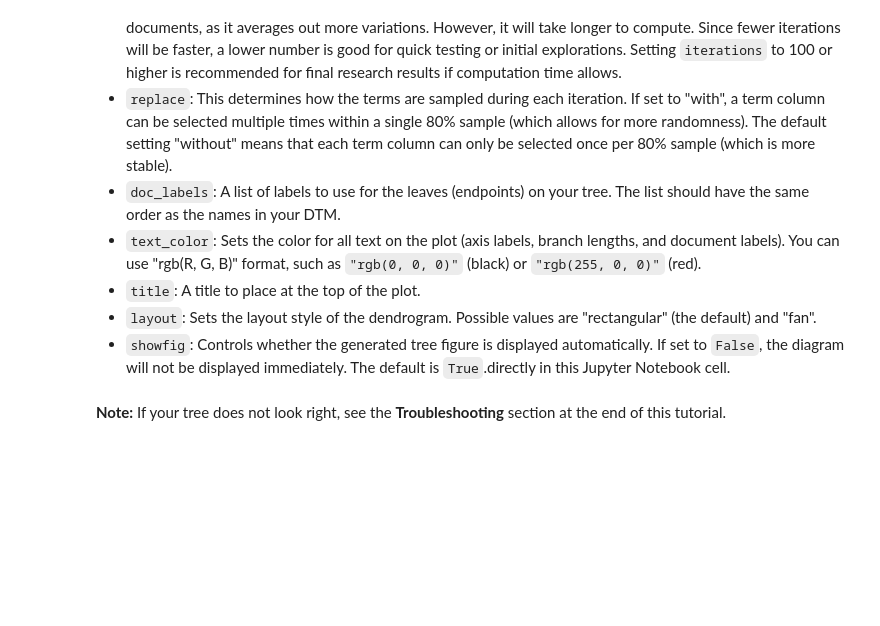
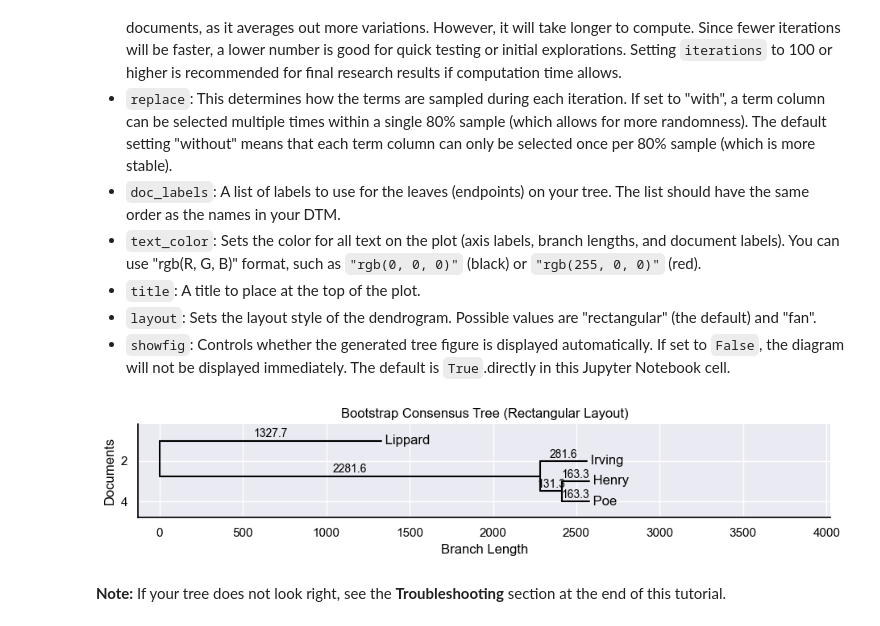
Before and after one commit to mangabe16/lexos, a Jupyter notebook: doc_src/docs/tutorials/cluster/bct_tutorial.ipynb, the cells around one changed output. Saved outputs shown, nothing was run; the diff lists cells and outputs as text; code cells hidden in the pictures; blank space fills up the shorter version.

Commit message:
Update API for bootstrap_consensus

```diff
--- a/doc_src/docs/tutorials/cluster/bct_tutorial.ipynb
+++ b/doc_src/docs/tutorials/cluster/bct_tutorial.ipynb
@@ -56,32 +59,26 @@ When we create the BCT, we need to tell it how to build and combine these trees.
 - `showfig`: Controls whether the generated tree figure is displayed automatically. If set to `False`, the diagram will not be displayed immediately. The default is `True`.directly in this Jupyter Notebook cell.
 # %%
 # Import the BCT class for Bootstrap Consensus Tree
-from lexos.cluster.bootstrap_consensus import BCT
+from lexos.cluster import BCT
 
-# Create an instance of the BCT object
-bct = BCT()
-
-# Create a title for the dendrogram
-title="Bootstrap Consensus Tree (Rectangular Layout)"
-
-# Generate the Bootstrap Consensus Tree.
-# Experiment with the parameters below!
-fig = bct(
+# Create an instance of the BCT object (feel free to adjust parameters)
+bct = BCT(
     dtm=dtm,
     metric="euclidean",          # Try "cosine" for stylistic comparisons, or "cityblock"
     method="average",            # Try "ward" for compact clusters, or "complete"
     cutoff=0.5,                  # Only show relationships present in at least 50% of trees
     iterations=10,               # Set higher for more slower but more reliable results
     replace="without",           # Do not repeat terms in each sample
     labels=labels,               # Use the labels we defined for our documents
     text_color="rgb(0, 0, 0)",   # Set the text color to black
     layout="rectangular",        # Alternatively, use "fan"
-    showfig=True,                # Display the figure in the notebook
-    title=title
+    title="Bootstrap Consensus Tree (Rectangular Layout)"
 )
 
-# This line ensures the figure is shown, even if showfig was set to False.
-#fig.show()
+# Show the figure
+bct.show()
+# %% [output]
+[figure, added]
 # %% [markdown]
 **Note:** If your tree does not look right, see the **Troubleshooting** section at the end of this tutorial.
 # %% [markdown]
```
Also changed, not shown: parts of 4 cells of this notebook, 2 other files.
